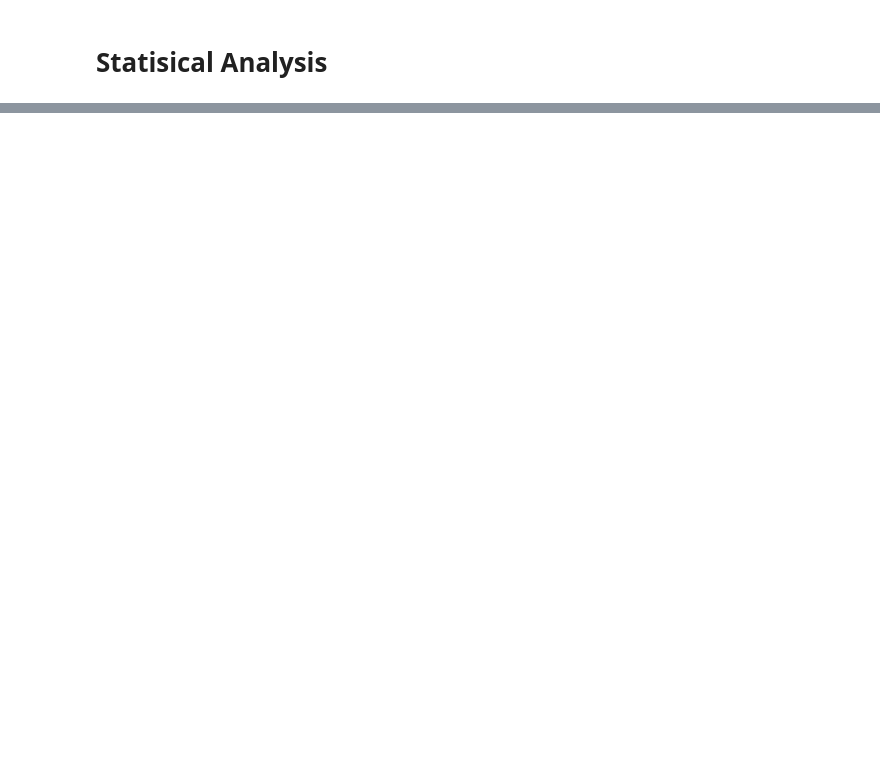
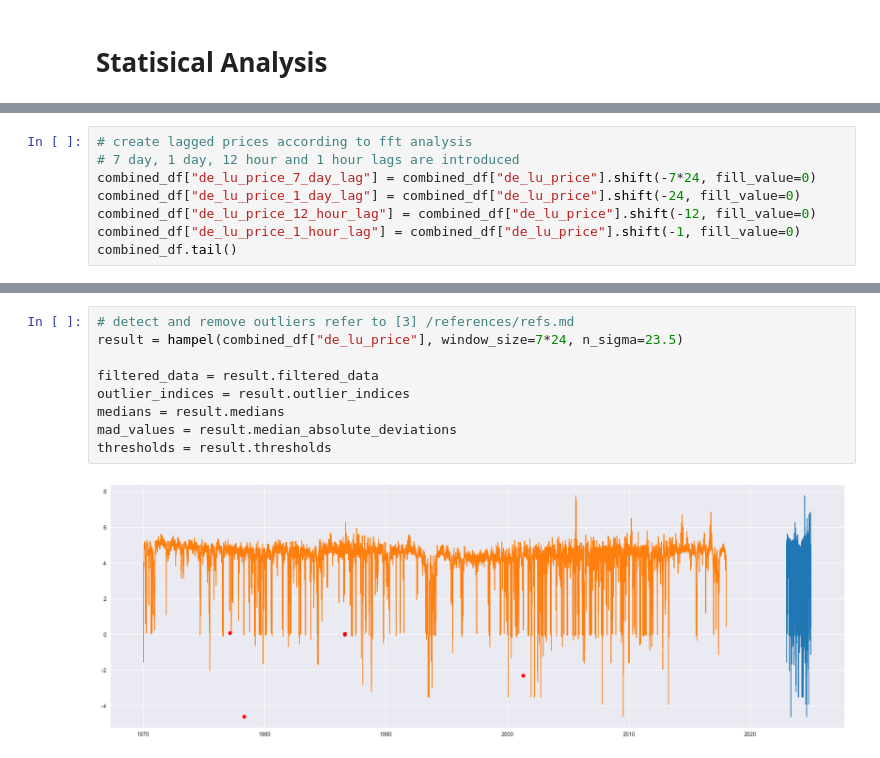
Before and after one commit to valentin-17/epf, a Jupyter notebook: notebooks/exploratory_analysis.ipynb, the cells around one changed output, grey strips where cells are left out. Saved outputs shown, nothing was run; the diff lists cells and outputs as text; blank space fills up the shorter version.

```diff
--- a/notebooks/exploratory_analysis.ipynb
+++ b/notebooks/exploratory_analysis.ipynb
@@ -113,0 +186,8 @@ plt.show()
+# %%
+# create lagged prices according to fft analysis
+# 7 day, 1 day, 12 hour and 1 hour lags are introduced
+combined_df["de_lu_price_7_day_lag"] = combined_df["de_lu_price"].shift(-7*24, fill_value=0)
+combined_df["de_lu_price_1_day_lag"] = combined_df["de_lu_price"].shift(-24, fill_value=0)
+combined_df["de_lu_price_12_hour_lag"] = combined_df["de_lu_price"].shift(-12, fill_value=0)
+combined_df["de_lu_price_1_hour_lag"] = combined_df["de_lu_price"].shift(-1, fill_value=0)
+combined_df.tail()
@@ -113,0 +202,11 @@ plt.show()
+# %%
+# detect and remove outliers refer to [3] /references/refs.md
+result = hampel(combined_df["de_lu_price"], window_size=7*24, n_sigma=23.5)
+
+filtered_data = result.filtered_data
+outlier_indices = result.outlier_indices
+medians = result.medians
+mad_values = result.median_absolute_deviations
+thresholds = result.thresholds
+# %% [output]
+[figure, added]
```
Also changed, not shown: parts of 17 cells of this notebook, 8 other files.
